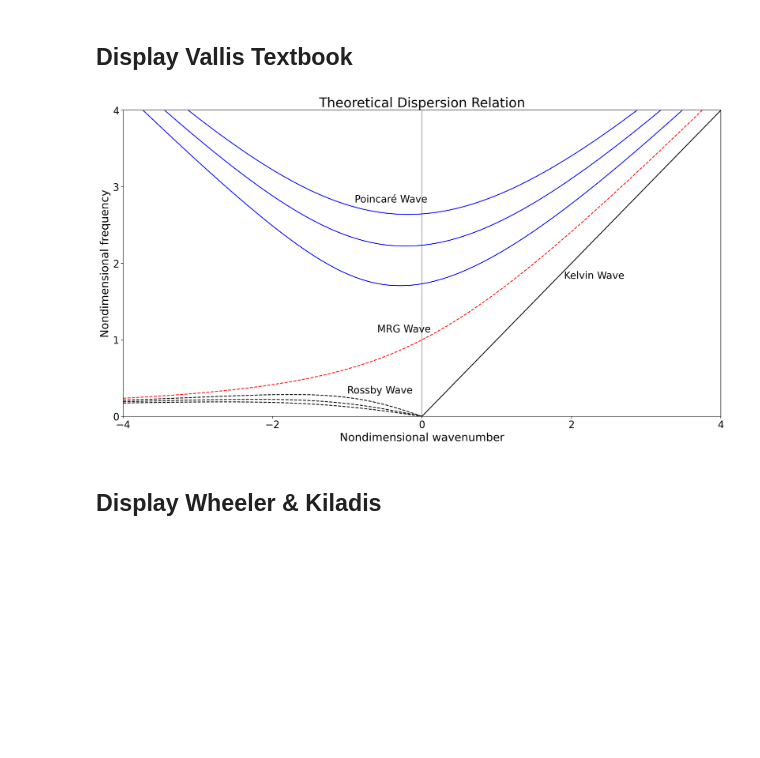
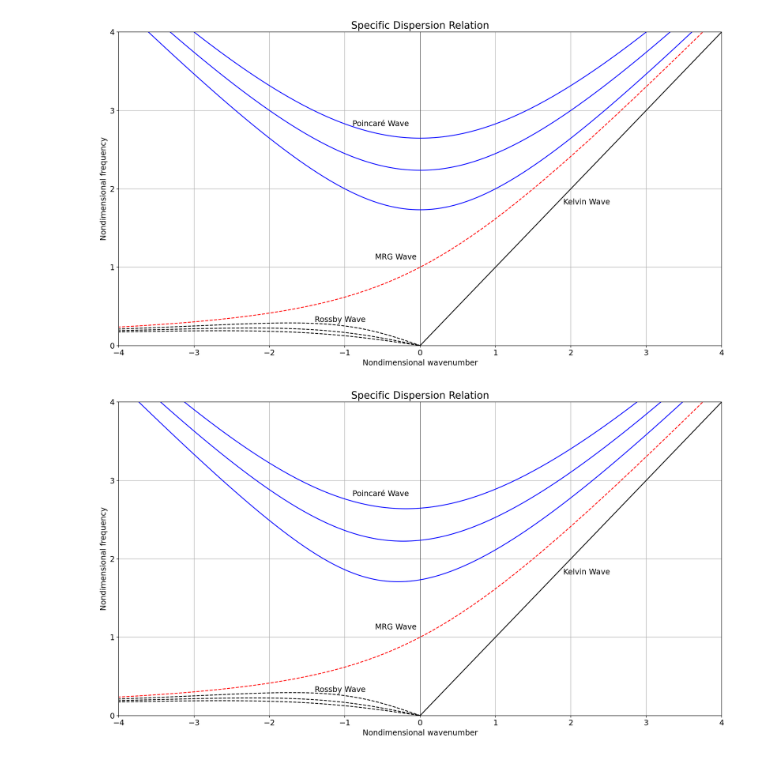
Before and after one commit to PeterLin54088/Miscellaneous, a Jupyter notebook: Example-EquatorialWave.ipynb, the cells around one changed output. Saved outputs shown, nothing was run; the diff lists cells and outputs as text; code cells hidden in the pictures; blank space fills up the shorter version.

```diff
--- a/Example-EquatorialWave.ipynb
+++ b/Example-EquatorialWave.ipynb
@@ -115,2 +285,0 @@ def dispersion_rossby(k, m=1, first_guess=0.0, niter=50):
-# %% [markdown]
-## Display Vallis Textbook
@@ -120,44 +286,8 @@ k_nd = np.linspace(wn_range[0], wn_range[1], 1024)
-# %%
-plt.figure(figsize=(16, 9), dpi=160)
-
-# Reference line at k = 0
-plt.plot([0, 0], [0, 4], "k-", lw=0.5)
-
-# Kelvin wave
-plt.plot(k_nd, dispersion_kelvin(k_nd), "k-")
-plt.text(1.9, 1.8, "Kelvin Wave", fontsize=18)
-
-# MRG wave
-plt.plot(k_nd, dispersion_mrg(k_nd), "r--")
-plt.text(-0.6, 1.1, "MRG Wave", fontsize=18)
-
-# Poincaré wave
-for m in range(1, 3 + 1):
-    plt.plot(k_nd, dispersion_poincare(k_nd, m=m), "b")
-plt.text(-0.9, 2.8, "Poincaré Wave", fontsize=18)
-
-# Rossby wave
-for m in range(1, 3 + 1):
-    plt.plot(k_nd, dispersion_rossby(k_nd, m=m), "k--")
-plt.text(-1, 0.3, "Rossby Wave", fontsize=18)
-
-# Axis ticks and labels with larger font sizes
-plt.xticks(np.linspace(wn_range[0], wn_range[1], 5, dtype=int), fontsize=18)
-plt.yticks(np.linspace(0, 4, 5, dtype=int), fontsize=18)
-plt.xlim(wn_range[0], wn_range[1])
-plt.ylim(0, 4)
-plt.xlabel("Nondimensional wavenumber", fontsize=20)
-plt.ylabel("Nondimensional frequency", fontsize=20)
-
-# Plot title with larger font size
-plt.title("Theoretical Dispersion Relation", fontsize=24)
-
-# Adjust layout to avoid overlap
-plt.tight_layout()
-
-# Show plot
-plt.show()
-# %% [output]
-[figure, removed]
-# %% [markdown]
-## Display Wheeler & Kiladis
+# %%
+display_specific_dispersion_relation(method="approximate")
+# %% [output]
+[figure, added]
+# %%
+display_specific_dispersion_relation(method="iterative")
+# %% [output]
+[figure, added]
```
Also changed, not shown: parts of 13 cells of this notebook.
